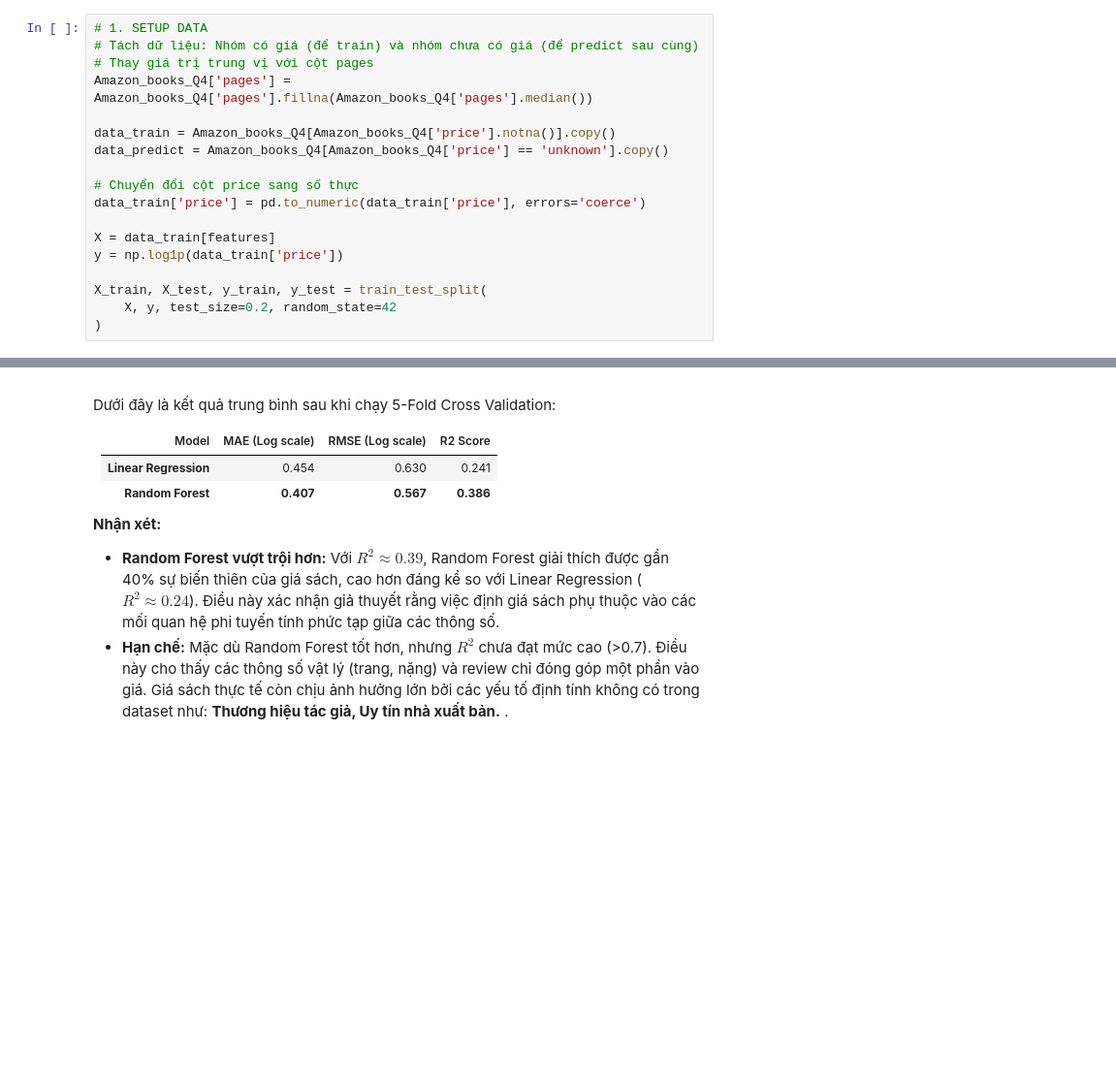
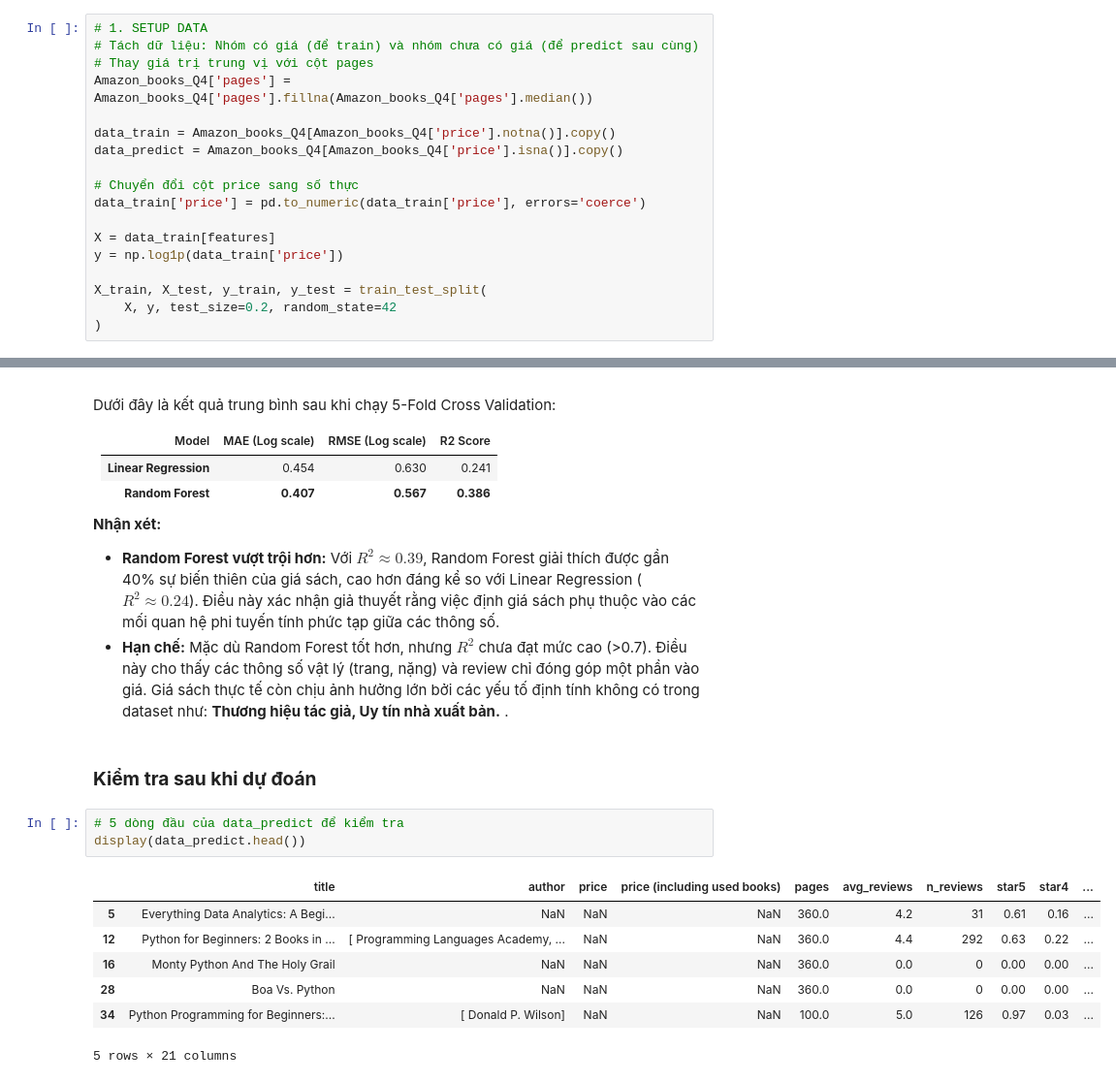
Before and after one commit to dihungg/amazonbook, a Jupyter notebook: Question.ipynb, the cells around one changed output, grey strips where cells are left out. Shown at 97% size. Saved outputs shown, nothing was run; the diff lists cells and outputs as text; blank space fills up the shorter version.

Commit message:
Thêm phần so sánh giá sau khi được dự đoán

```diff
--- a/Question.ipynb
+++ b/Question.ipynb
@@ -633,7 +642,7 @@ Missing Ratio in 'price': 13.01%
 Amazon_books_Q4['pages'] = Amazon_books_Q4['pages'].fillna(Amazon_books_Q4['pages'].median())
 
 data_train = Amazon_books_Q4[Amazon_books_Q4['price'].notna()].copy()
-data_predict = Amazon_books_Q4[Amazon_books_Q4['price'] == 'unknown'].copy()
+data_predict = Amazon_books_Q4[Amazon_books_Q4['price'].isna()].copy()
 
 # Chuyển đổi cột price sang số thực
 data_train['price'] = pd.to_numeric(data_train['price'], errors='coerce')
@@ -772,3 +784,16 @@ Dưới đây là kết quả trung bình sau khi chạy 5-Fold Cross Validation
 **Nhận xét:**
 * **Random Forest vượt trội hơn:** Với $R^2 \approx 0.39$, Random Forest giải thích được gần 40% sự biến thiên của giá sách, cao hơn đáng kể so với Linear Regression ($R^2 \approx 0.24$). Điều này xác nhận giả thuyết rằng việc định giá sách phụ thuộc vào các mối quan hệ phi tuyến tính phức tạp giữa các thông số.
 * **Hạn chế:** Mặc dù Random Forest tốt hơn, nhưng $R^2$ chưa đạt mức cao (>0.7). Điều này cho thấy các thông số vật lý (trang, nặng) và review chỉ đóng góp một phần vào giá. Giá sách thực tế còn chịu ảnh hưởng lớn bởi các yếu tố định tính không có trong dataset như: **Thương hiệu tác giả, Uy tín nhà xuất bản.** .
+# %% [markdown]
+### **Kiểm tra sau khi dự đoán**
+# %%
+# 5 dòng đầu của data_predict để kiểm tra
+display(data_predict.head())
+# %% [output]
+|  | title | author | price | price (including used books) | pages | avg_reviews | n_reviews | star5 | star4 | ... |
+| 5 | Everything Data Analytics: A Begi... | NaN | NaN | NaN | 360.0 | 4.2 | 31 | 0.61 | 0.16 | ... |
+| 12 | Python for Beginners: 2 Books in ... | [ Programming Languages Academy, ... | NaN | NaN | 360.0 | 4.4 | 292 | 0.63 | 0.22 | ... |
+| 16 | Monty Python And The Holy Grail | NaN | NaN | NaN | 360.0 | 0.0 | 0 | 0.00 | 0.00 | ... |
+| 28 | Boa Vs. Python | NaN | NaN | NaN | 360.0 | 0.0 | 0 | 0.00 | 0.00 | ... |
+| 34 | Python Programming for Beginners:... | [ Donald P. Wilson] | NaN | NaN | 100.0 | 5.0 | 126 | 0.97 | 0.03 | ... |
+5 rows × 21 columns
```
Also changed, not shown: parts of 17 cells of this notebook.
